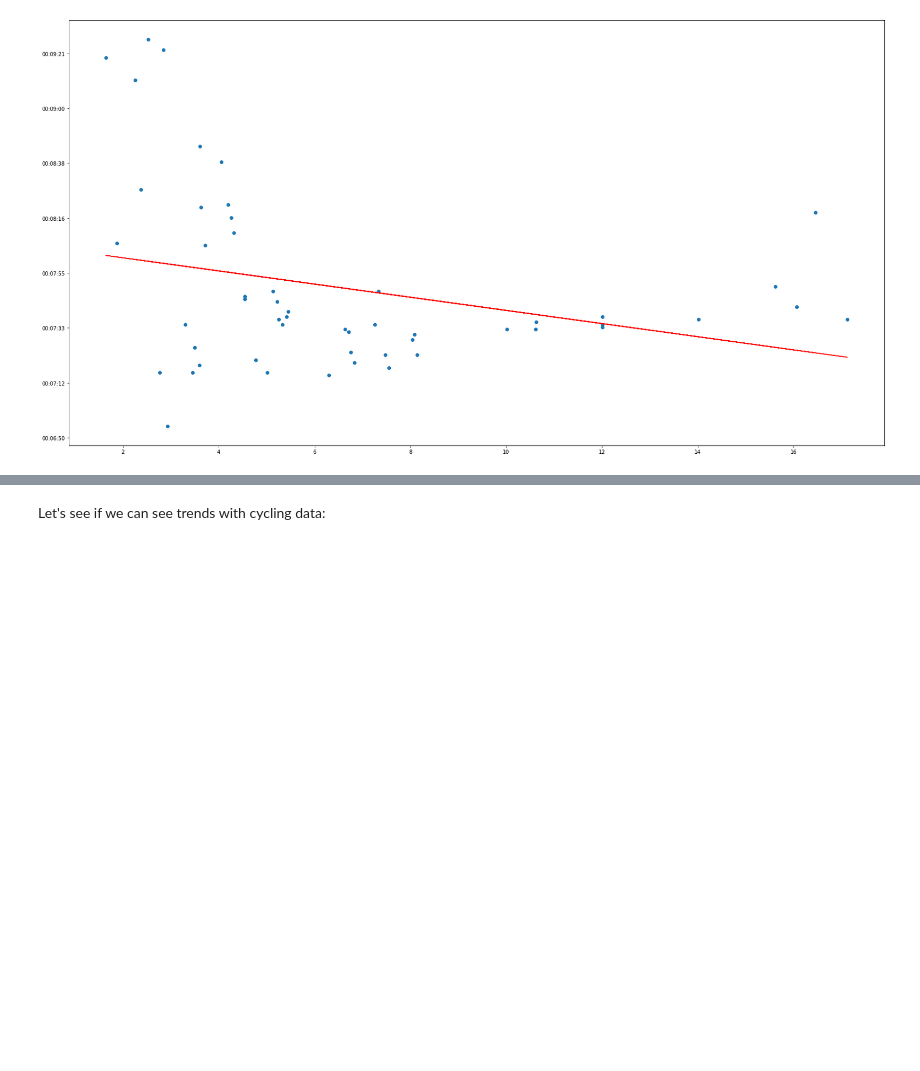
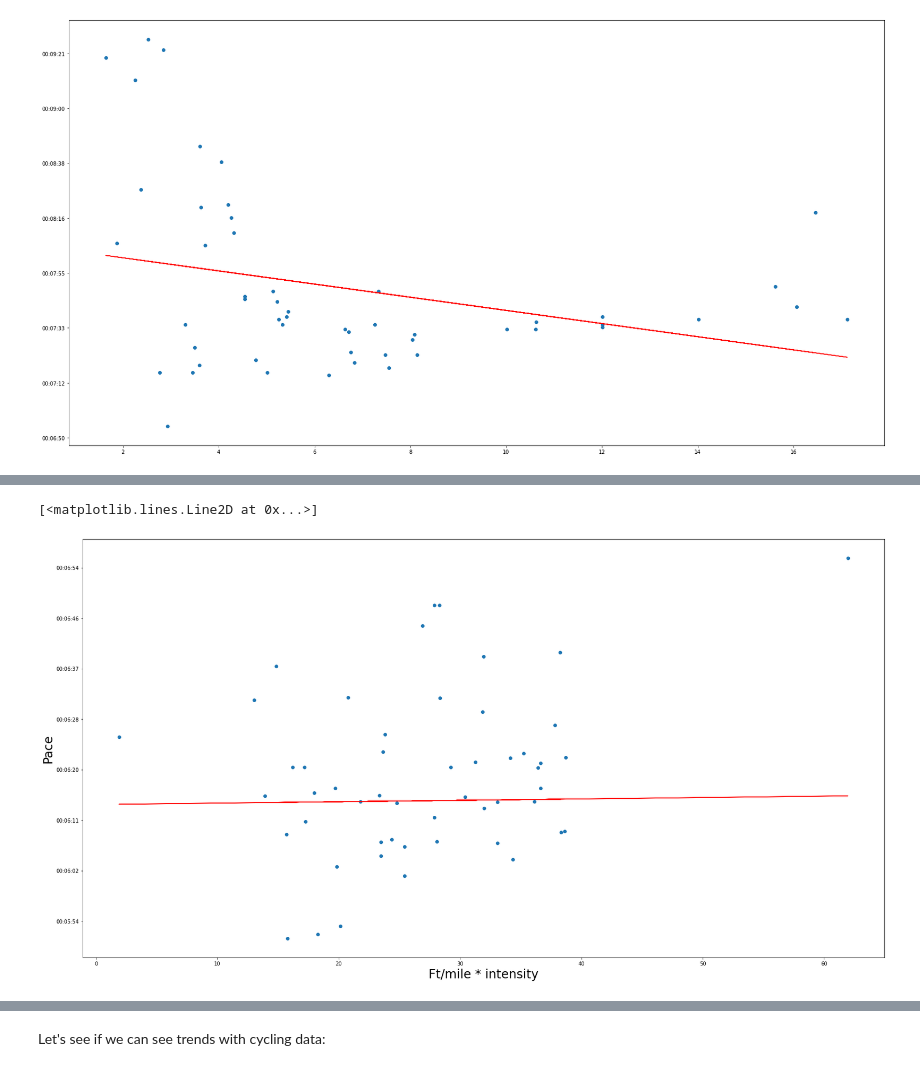
Before and after one commit to keithkruelskie/athlete_prediction, a Jupyter notebook: EDA.ipynb, the cells around one changed output, grey strips where cells are left out. Saved outputs shown, nothing was run; the diff lists cells and outputs as text; code cells hidden in the pictures; blank space fills up the shorter version.

```diff
--- a/EDA.ipynb
+++ b/EDA.ipynb
@@ -399,0 +452,2 @@ plt.plot((s_3_3_run[s_3_3_run['is_race'] == 0]['distance']), (s_3_3_run[s_3_3_ru
+# %%
+athlete_max_hr = 175
@@ -399,0 +482,3 @@ plt.plot((s_3_3_run[s_3_3_run['is_race'] == 0]['distance']), (s_3_3_run[s_3_3_ru
+# %%
+s_3_3_run['intensity'] = s_3_3_run['avg_hr']/athlete_max_hr
+s_3_3_run[['intensity', 'avg_pace', 'distance']]
@@ -399,0 +509,14 @@ plt.plot((s_3_3_run[s_3_3_run['is_race'] == 0]['distance']), (s_3_3_run[s_3_3_ru
+# %%
+#Ok with the grade(ft/mile) and the intensity(how hard someone is working) we should be able to scale the paces with respect to distance.
+#Let's try with just the intensity first:
+#let's graph elevation gain per mile vs. pace:
+fig, ax = plt.subplots(figsize=(28,15))
+ax.scatter(s_3_3_run[s_3_3_run['is_race'] == 0]['ft_per_mile'], (train_pace*s_3_3_run[s_3_3_run['is_race'] == 0]['intensity']))
+ax.yaxis.set_major_formatter(mdates.DateFormatter("%H:%M:%S"))
+ax.set_xlabel("Ft/mile * intensity",fontsize=24)
+ax.set_ylabel("Pace", fontsize=24)
+m, b = np.polyfit(s_3_3_run[s_3_3_run['is_race'] == 0]['elev_gain'], train_pace*s_3_3_run[s_3_3_run['is_race'] == 0]['intensity'], 1)
+plt.plot((s_3_3_run[s_3_3_run['is_race'] == 0]['ft_per_mile']), (s_3_3_run[s_3_3_run['is_race'] == 0]['ft_per_mile'])*m+b, color='red')
+# %% [output]
+[<matplotlib.lines.Line2D at 0x...>]
+[figure, added]
```
Also changed, not shown: parts of 19 cells of this notebook, 1 other file.
